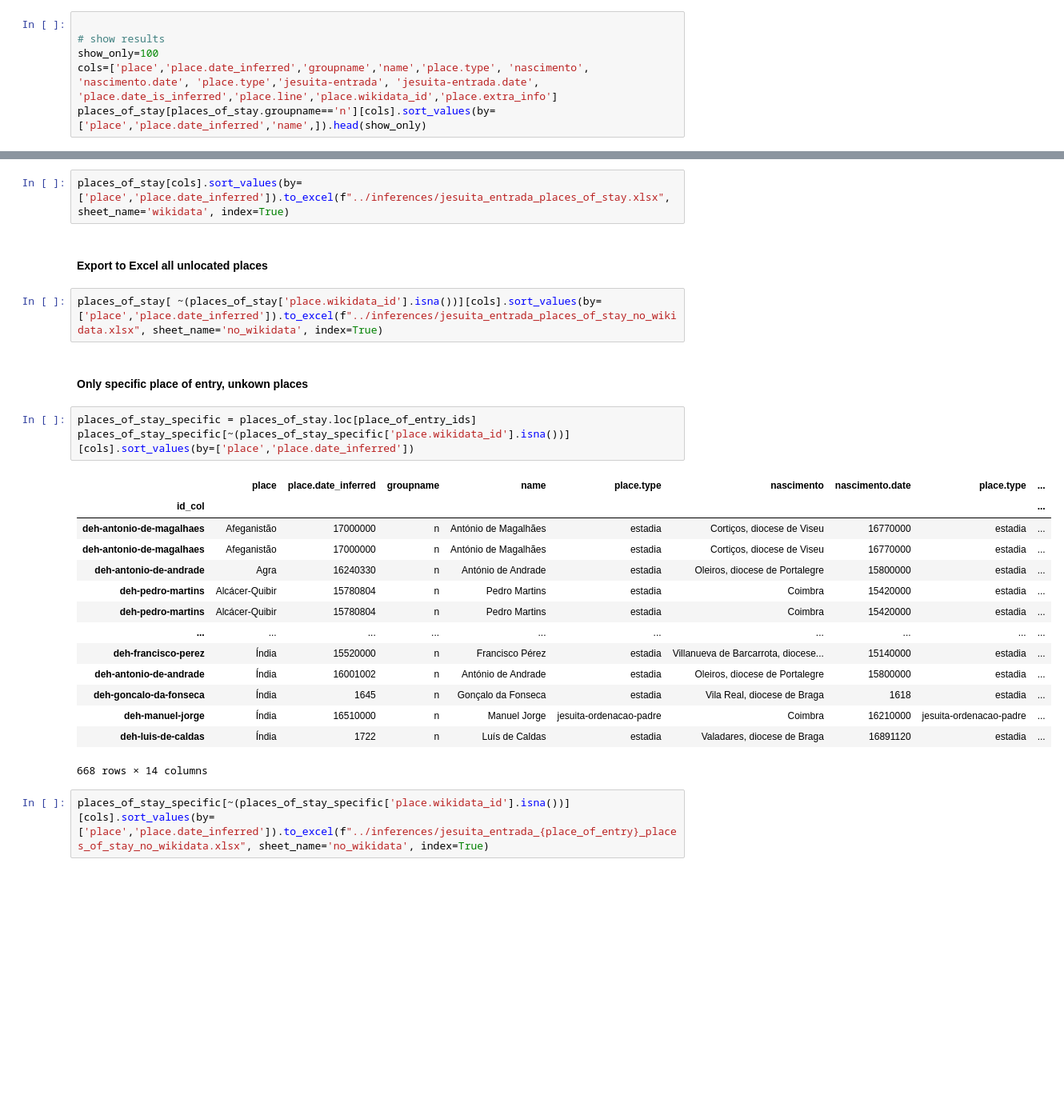
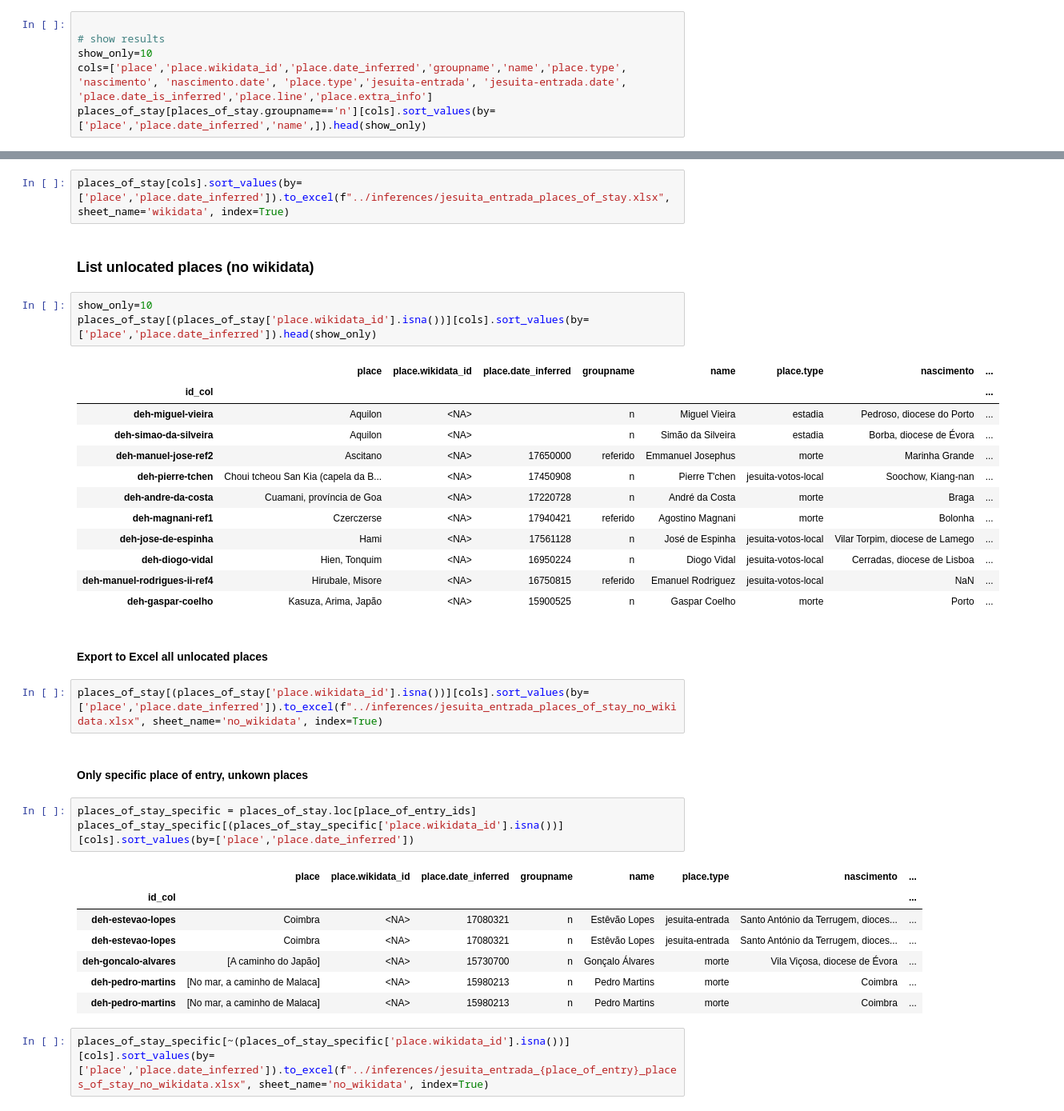
Before and after one commit to joaquimrcarvalho/dehergne-locations, a Jupyter notebook: notebooks/dehergne_analysis.ipynb, the cells around one changed output, grey strips where cells are left out. Shown at 80% size. Saved outputs shown, nothing was run; the diff lists cells and outputs as text; blank space fills up the shorter version.

```diff
--- a/notebooks/dehergne_analysis.ipynb
+++ b/notebooks/dehergne_analysis.ipynb
@@ -222,7 +220,7 @@ places_of_stay['place.wikidata_id'] = places_of_stay['place.extra_info'].apply(e
 # %%
 
 # show results
-show_only=100
-cols=['place','place.date_inferred','groupname','name','place.type', 'nascimento', 'nascimento.date', 'place.type','jesuita-entrada', 'jesuita-entrada.date', 'place.date_is_inferred','place.line','place.wikidata_id','place.extra_info']
+show_only=10
+cols=['place','place.wikidata_id','place.date_inferred','groupname','name','place.type', 'nascimento', 'nascimento.date', 'place.type','jesuita-entrada', 'jesuita-entrada.date', 'place.date_is_inferred','place.line','place.extra_info']
 places_of_stay[places_of_stay.groupname=='n'][cols].sort_values(by=['place','place.date_inferred','name',]).head(show_only)
 # %% [output]
@@ -248,30 +240,41 @@ places_of_stay[places_of_stay.groupname=='n'][cols].sort_values(by=['place','pla
 ### Save to Excel
 # %%
 places_of_stay[cols].sort_values(by=['place','place.date_inferred']).to_excel(f"../inferences/jesuita_entrada_places_of_stay.xlsx", sheet_name='wikidata', index=True)
+# %% [markdown]
+### List unlocated places (no wikidata)
+# %%
+show_only=10
+places_of_stay[(places_of_stay['place.wikidata_id'].isna())][cols].sort_values(by=['place','place.date_inferred']).head(show_only)
+# %% [output]
+|  | place | place.wikidata_id | place.date_inferred | groupname | name | place.type | nascimento | ... |
+| id_col |  |  |  |  |  |  |  | ... |
+| deh-miguel-vieira | Aquilon | <NA> |  | n | Miguel Vieira | estadia | Pedroso, diocese do Porto | ... |
+| deh-simao-da-silveira | Aquilon | <NA> |  | n | Simão da Silveira | estadia | Borba, diocese de Évora | ... |
+| deh-manuel-jose-ref2 | Ascitano | <NA> | 17650000 | referido | Emmanuel Josephus | morte | Marinha Grande | ... |
+| deh-pierre-tchen | Choui tcheou San Kia (capela da B... | <NA> | 17450908 | n | Pierre T'chen | jesuita-votos-local | Soochow, Kiang-nan | ... |
+| deh-andre-da-costa | Cuamani, província de Goa | <NA> | 17220728 | n | André da Costa | morte | Braga | ... |
+| deh-magnani-ref1 | Czerczerse | <NA> | 17940421 | referido | Agostino Magnani | morte | Bolonha | ... |
+| deh-jose-de-espinha | Hami | <NA> | 17561128 | n | José de Espinha | jesuita-votos-local | Vilar Torpim, diocese de Lamego | ... |
+| deh-diogo-vidal | Hien, Tonquim | <NA> | 16950224 | n | Diogo Vidal | jesuita-votos-local | Cerradas, diocese de Lisboa | ... |
+| deh-manuel-rodrigues-ii-ref4 | Hirubale, Misore | <NA> | 16750815 | referido | Emanuel Rodriguez | jesuita-votos-local | NaN | ... |
+| deh-gaspar-coelho | Kasuza, Arima, Japão | <NA> | 15900525 | n | Gaspar Coelho | morte | Porto | ... |
 # %% [markdown]
 #### Export to Excel all unlocated places
 # %%
-places_of_stay[ ~(places_of_stay['place.wikidata_id'].isna())][cols].sort_values(by=['place','place.date_inferred']).to_excel(f"../inferences/jesuita_entrada_places_of_stay_no_wikidata.xlsx", sheet_name='no_wikidata', index=True)
+places_of_stay[(places_of_stay['place.wikidata_id'].isna())][cols].sort_values(by=['place','place.date_inferred']).to_excel(f"../inferences/jesuita_entrada_places_of_stay_no_wikidata.xlsx", sheet_name='no_wikidata', index=True)
 # %% [markdown]
 #### Only specific place of entry, unkown places
 # %%
 places_of_stay_specific = places_of_stay.loc[place_of_entry_ids]
-places_of_stay_specific[~(places_of_stay_specific['place.wikidata_id'].isna())][cols].sort_values(by=['place','place.date_inferred'])
+places_of_stay_specific[(places_of_stay_specific['place.wikidata_id'].isna())][cols].sort_values(by=['place','place.date_inferred'])
 # %% [output]
-|  | place | place.date_inferred | groupname | name | place.type | nascimento | nascimento.date | place.type | ... |
-| id_col |  |  |  |  |  |  |  |  | ... |
-| deh-antonio-de-magalhaes | Afeganistão | 17000000 | n | António de Magalhães | estadia | Cortiços, diocese de Viseu | 16770000 | estadia | ... |
-| deh-antonio-de-magalhaes | Afeganistão | 17000000 | n | António de Magalhães | estadia | Cortiços, diocese de Viseu | 16770000 | estadia | ... |
-| deh-antonio-de-andrade | Agra | 16240330 | n | António de Andrade | estadia | Oleiros, diocese de Portalegre | 15800000 | estadia | ... |
-| deh-pedro-martins | Alcácer-Quibir | 15780804 | n | Pedro Martins | estadia | Coimbra | 15420000 | estadia | ... |
-| deh-pedro-martins | Alcácer-Quibir | 15780804 | n | Pedro Martins | estadia | Coimbra | 15420000 | estadia | ... |
-| ... | ... | ... | ... | ... | ... | ... | ... | ... | ... |
-| deh-francisco-perez | Índia | 15520000 | n | Francisco Pérez | estadia | Villanueva de Barcarrota, diocese... | 15140000 | estadia | ... |
-| deh-antonio-de-andrade | Índia | 16001002 | n | António de Andrade | estadia | Oleiros, diocese de Portalegre | 15800000 | estadia | ... |
-| deh-goncalo-da-fonseca | Índia | 1645 | n | Gonçalo da Fonseca | estadia | Vila Real, diocese de Braga | 1618 | estadia | ... |
-| deh-manuel-jorge | Índia | 16510000 | n | Manuel Jorge | jesuita-ordenacao-padre | Coimbra | 16210000 | jesuita-ordenacao-padre | ... |
-| deh-luis-de-caldas | Índia | 1722 | n | Luís de Caldas | estadia | Valadares, diocese de Braga | 16891120 | estadia | ... |
+|  | place | place.wikidata_id | place.date_inferred | groupname | name | place.type | nascimento | ... |
+| id_col |  |  |  |  |  |  |  | ... |
+| deh-estevao-lopes | Coimbra | <NA> | 17080321 | n | Estêvão Lopes | jesuita-entrada | Santo António da Terrugem, dioces... | ... |
+| deh-estevao-lopes | Coimbra | <NA> | 17080321 | n | Estêvão Lopes | jesuita-entrada | Santo António da Terrugem, dioces... | ... |
+| deh-goncalo-alvares | [A caminho do Japão] | <NA> | 15730700 | n | Gonçalo Álvares | morte | Vila Viçosa, diocese de Évora | ... |
+| deh-pedro-martins | [No mar, a caminho de Malaca] | <NA> | 15980213 | n | Pedro Martins | morte | Coimbra | ... |
+| deh-pedro-martins | [No mar, a caminho de Malaca] | <NA> | 15980213 | n | Pedro Martins | morte | Coimbra | ... |
-668 rows × 14 columns
 # %%
 places_of_stay_specific[~(places_of_stay_specific['place.wikidata_id'].isna())][cols].sort_values(by=['place','place.date_inferred']).to_excel(f"../inferences/jesuita_entrada_{place_of_entry}_places_of_stay_no_wikidata.xlsx", sheet_name='no_wikidata', index=True)
 # %% [markdown]
```
Also changed, not shown: parts of 14 cells of this notebook, 18 other files.
